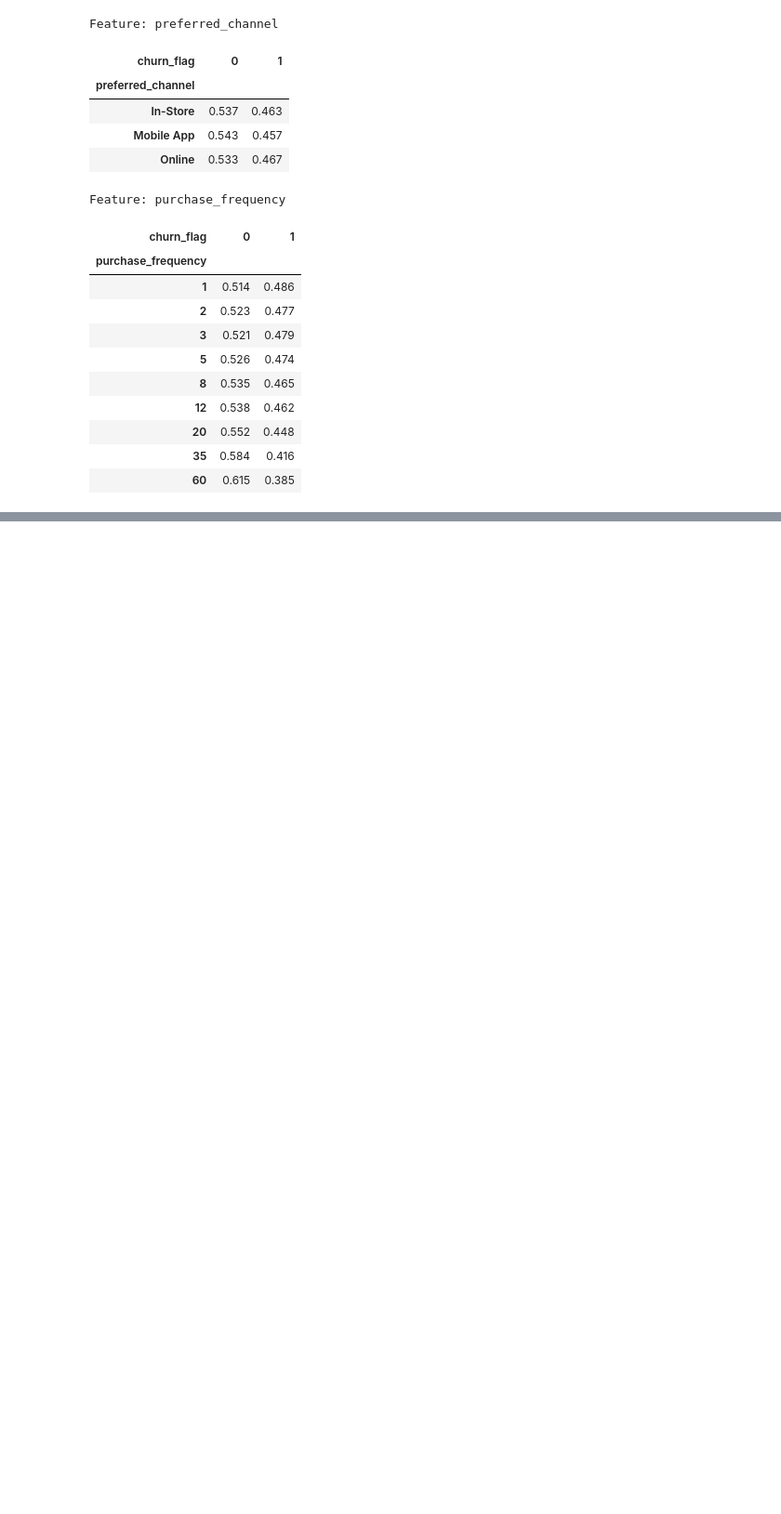
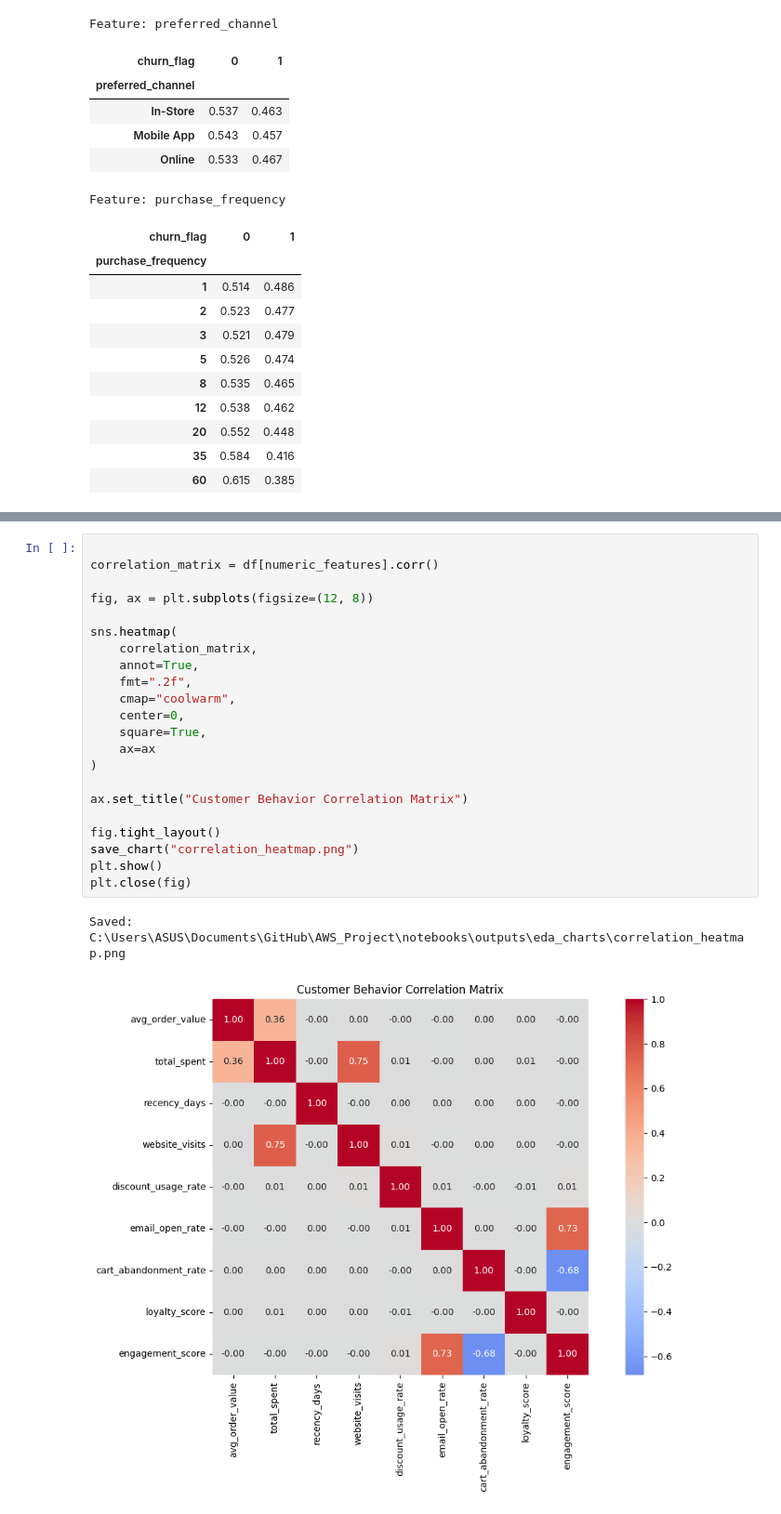
Before and after one commit to nehansa2003/AWS_Project, a Jupyter notebook: notebooks/EDA.ipynb, the cells around one changed output, grey strips where cells are left out. Shown at 93% size. Drawn from its saved outputs; the diff is of its cells as text; blank space fills up the shorter version.

```diff
--- a/notebooks/EDA.ipynb
+++ b/notebooks/EDA.ipynb
@@ -851,0 +987,25 @@ Feature: purchase_frequency
+# %%
+
+correlation_matrix = df[numeric_features].corr()
+
+fig, ax = plt.subplots(figsize=(12, 8))
+
+sns.heatmap(
+    correlation_matrix,
+    annot=True,
+    fmt=".2f",
+    cmap="coolwarm",
+    center=0,
+    square=True,
+    ax=ax
+)
+
+ax.set_title("Customer Behavior Correlation Matrix")
+
+fig.tight_layout()
+save_chart("correlation_heatmap.png")
+plt.show()
+plt.close(fig)
+# %% [output]
+Saved: C:\Users\ASUS\Documents\GitHub\AWS_Project\notebooks\outputs\eda_charts\correlation_heatmap.png
+[figure, added]
```
Also changed, not shown: parts of 9 cells of this notebook, 30 other files.
